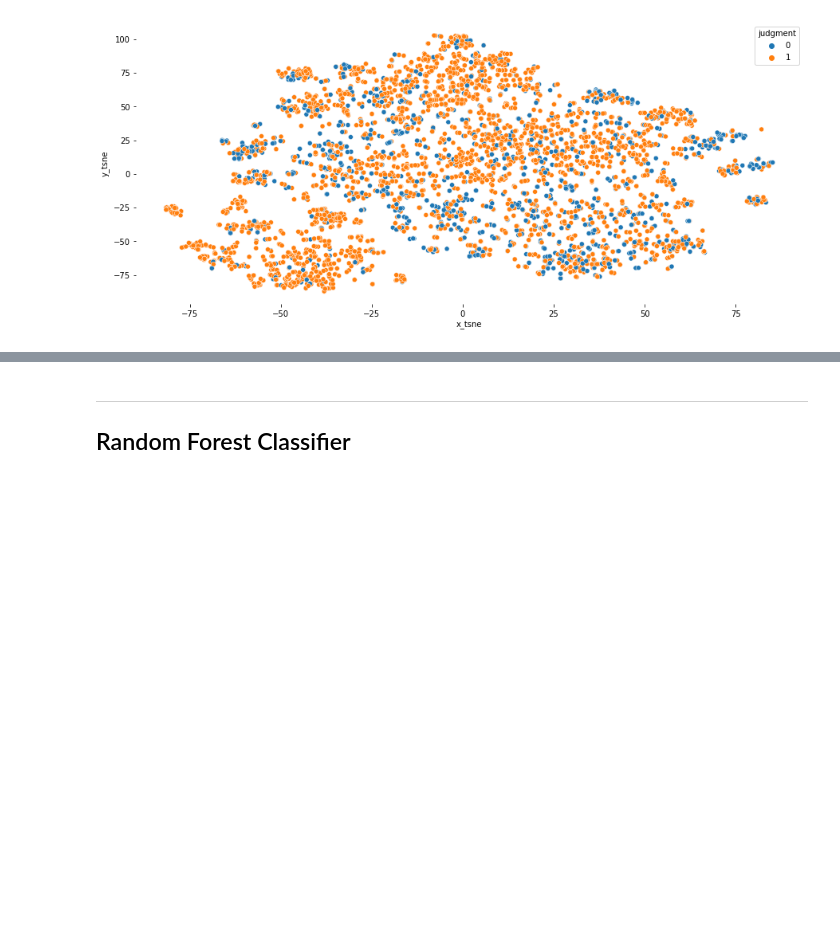
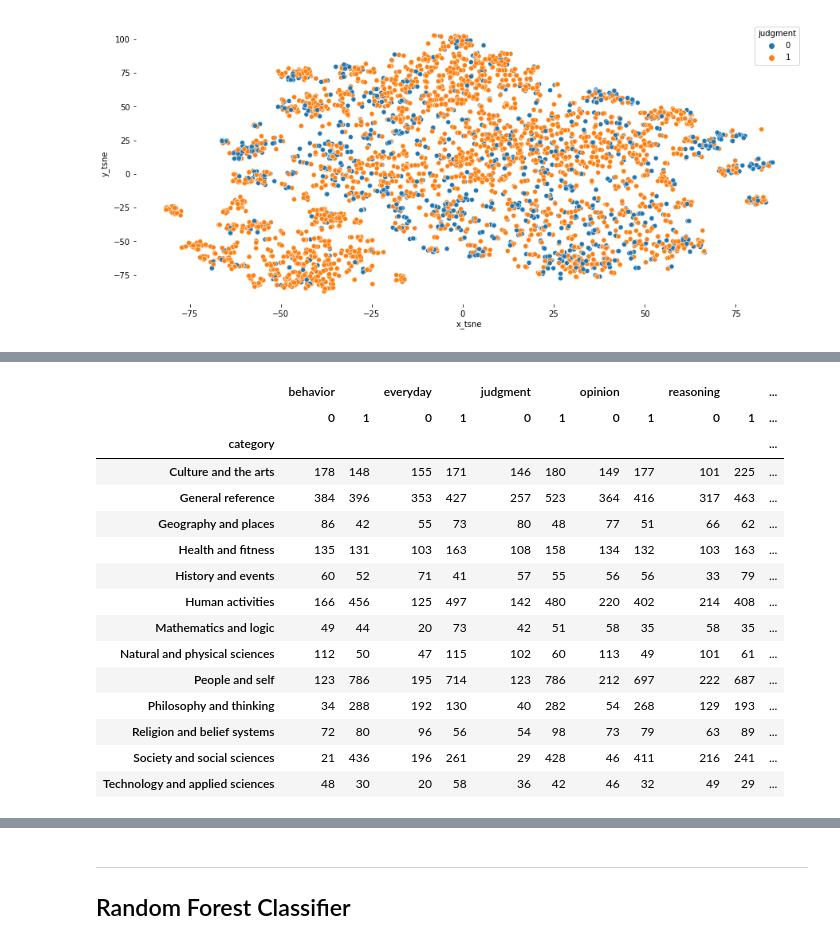
Before and after one commit to Watts-Lab/commonsense-statements, a Jupyter notebook: notebooks/dimension-prediction.ipynb, the cells around one changed output, grey strips where cells are left out. Cells and saved outputs as stored; diff of their text form; code cells hidden in the pictures; blank space fills up the shorter version.

```diff
--- a/notebooks/dimension-prediction.ipynb
+++ b/notebooks/dimension-prediction.ipynb
@@ -38,8 +39,8 @@ openai.api_key = os.getenv("OPENAI_API_KEY")
 
 we will import the cleaned statements and look into the data. We will also preprocess the data to make it ready for the model.
 # %%
-cleaned_statements_df = pd.read_csv('data/statements.csv')
-statement_properties_df = pd.read_csv('data/statement_properties.csv')
+cleaned_statements_df = pd.read_csv('../data/statements.csv')
+statement_properties_df = pd.read_csv('../data/statement_properties.csv')
 # %% [markdown]
 ## Getting the embeddings for the fixed statements via OpenAI API
 # %% [markdown]
@@ -53,11 +54,11 @@ def get_embedding(text, model="text-embedding-ada-002"):
    return openai.Embedding.create(input=[text], model=model)['data'][0]['embedding']
 
 
-if not os.path.exists('data/embedded_statements.pkl'):
+if not os.path.exists('../data/embedded_statements.pkl'):
    cleaned_statements_df['embeddings'] = cleaned_statements_df['fixed statement'].apply(lambda x: get_embedding(x, model='text-embedding-ada-002'))
-   cleaned_statements_df.to_pickle('data/embedded_statements.pkl')
+   cleaned_statements_df.to_pickle('../data/embedded_statements.pkl')
 else:
-   embedded_statements = pd.read_pickle('data/embedded_statements.pkl')
+   embedded_statements = pd.read_pickle('../data/embedded_statements.pkl')
 # %%
 merged_df = statement_properties_df.merge(embedded_statements, left_index=True, right_index=True)
 merged_df['embeddings'] = merged_df['embeddings'].apply(lambda x: np.array(x))
@@ -145,0 +148,5 @@ embeddingsdf.to_csv('embeddings_flat.csv', index=False)
+# %%
+# number of dimentions per category
+
+features = ['behavior', 'everyday', 'judgment', 'opinion', 'reasoning', 'figure_of_speech']
+merged_df.groupby('category').count()[features]
@@ -145,0 +169,20 @@ embeddingsdf.to_csv('embeddings_flat.csv', index=False)
+# %%
+grouped = merged_df.groupby('category')[features].apply(lambda x: x.apply(pd.Series.value_counts)).unstack().fillna(0)
+grouped
+# %% [output]
+|  | behavior |  | everyday |  | judgment |  | opinion |  | reasoning |  | ... |
+|  | 0 | 1 | 0 | 1 | 0 | 1 | 0 | 1 | 0 | 1 | ... |
+| category |  |  |  |  |  |  |  |  |  |  | ... |
+| Culture and the arts | 178 | 148 | 155 | 171 | 146 | 180 | 149 | 177 | 101 | 225 | ... |
+| General reference | 384 | 396 | 353 | 427 | 257 | 523 | 364 | 416 | 317 | 463 | ... |
+| Geography and places | 86 | 42 | 55 | 73 | 80 | 48 | 77 | 51 | 66 | 62 | ... |
+| Health and fitness | 135 | 131 | 103 | 163 | 108 | 158 | 134 | 132 | 103 | 163 | ... |
+| History and events | 60 | 52 | 71 | 41 | 57 | 55 | 56 | 56 | 33 | 79 | ... |
+| Human activities | 166 | 456 | 125 | 497 | 142 | 480 | 220 | 402 | 214 | 408 | ... |
+| Mathematics and logic | 49 | 44 | 20 | 73 | 42 | 51 | 58 | 35 | 58 | 35 | ... |
+| Natural and physical sciences | 112 | 50 | 47 | 115 | 102 | 60 | 113 | 49 | 101 | 61 | ... |
+| People and self | 123 | 786 | 195 | 714 | 123 | 786 | 212 | 697 | 222 | 687 | ... |
+| Philosophy and thinking | 34 | 288 | 192 | 130 | 40 | 282 | 54 | 268 | 129 | 193 | ... |
+| Religion and belief systems | 72 | 80 | 96 | 56 | 54 | 98 | 73 | 79 | 63 | 89 | ... |
+| Society and social sciences | 21 | 436 | 196 | 261 | 29 | 428 | 46 | 411 | 216 | 241 | ... |
+| Technology and applied sciences | 48 | 30 | 20 | 58 | 36 | 42 | 46 | 32 | 49 | 29 | ... |
```
Also changed, not shown: parts of 17 cells of this notebook, 1 other file.
